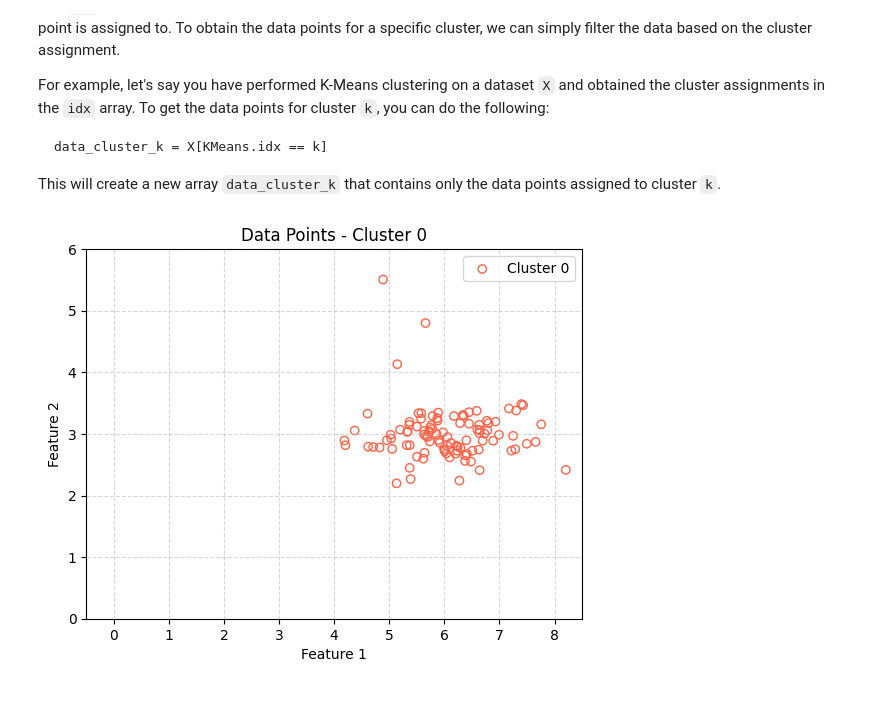
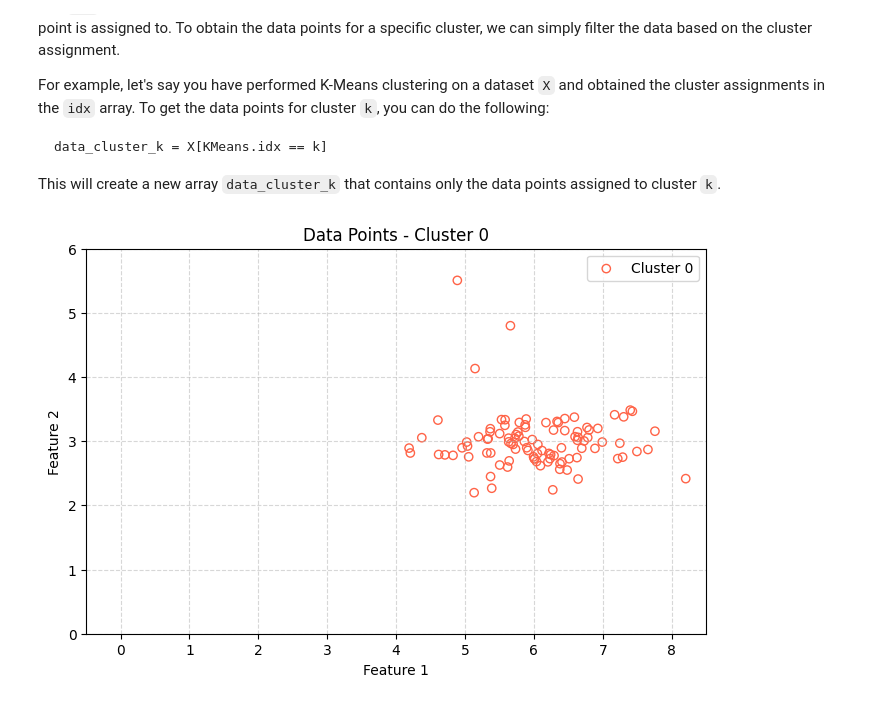
Before and after one commit to Igor-Kuts/Projects, a Jupyter notebook: Machine Learning/Projects/kmeans_clustering.ipynb, the cells around one changed output. Saved outputs shown, nothing was run; the diff lists cells and outputs as text; code cells hidden in the pictures.

```diff
--- a/Machine Learning/Projects/kmeans_clustering.ipynb
+++ b/Machine Learning/Projects/kmeans_clustering.ipynb
@@ -240,16 +241,17 @@ This will create a new array `data_cluster_k` that contains only the data points
 # %%
 # Filter the data based on the cluster assignment
 data_cluster_0 = data[kmeans.idx == 0]
 
 # Plot the results
+plt.figure(figsize=(8,5))
 plt.scatter(data_cluster_0[:, 0], data_cluster_0[:, 1], facecolor='none', color='tomato', label='Cluster 0')
 plt.xlim(-0.5, 8.5)
 plt.ylim(0, 6)
 plt.xlabel('Feature 1')
 plt.ylabel('Feature 2')
 plt.title('Data Points - Cluster 0')
 plt.legend()
 plt.grid(True, ls='dashed', alpha=0.5)
 plt.show()
 # %% [output]
-[figure, old version]
+[figure, new version]
```
Also changed, not shown: parts of 4 cells of this notebook.
